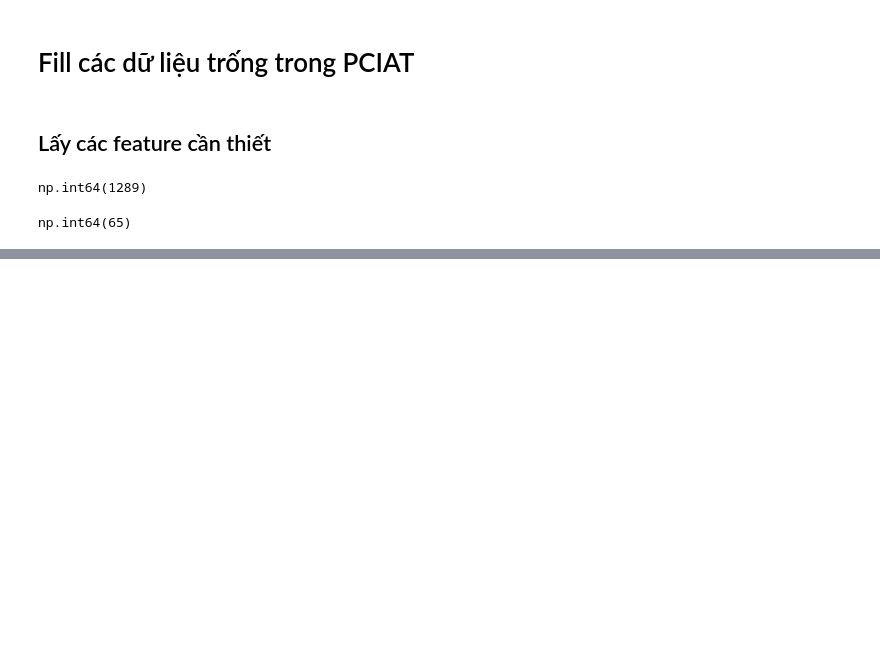
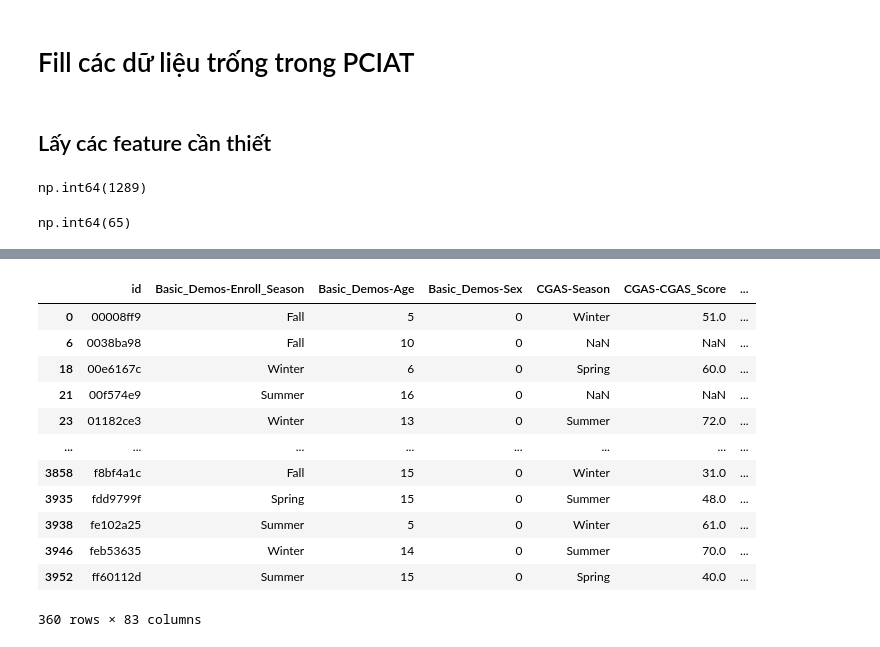
Before and after one commit to minhnhatdeii/top1uet_piu, a Jupyter notebook: MANH/Analysis.ipynb, the cells around one changed output, grey strips where cells are left out. Drawn from its saved outputs; the diff is of its cells as text; code cells hidden in the pictures; blank space fills up the shorter version.

```diff
--- a/MANH/Analysis.ipynb
+++ b/MANH/Analysis.ipynb
@@ -144,0 +157,16 @@ np.int64(65)
+# %%
+train_df[train_df['PreInt_EduHx-computerinternet_hoursday'] == 3]
+# %% [output]
+|  | id | Basic_Demos-Enroll_Season | Basic_Demos-Age | Basic_Demos-Sex | CGAS-Season | CGAS-CGAS_Score | ... |
+| 0 | 00008ff9 | Fall | 5 | 0 | Winter | 51.0 | ... |
+| 6 | 0038ba98 | Fall | 10 | 0 | NaN | NaN | ... |
+| 18 | 00e6167c | Winter | 6 | 0 | Spring | 60.0 | ... |
+| 21 | 00f574e9 | Summer | 16 | 0 | NaN | NaN | ... |
+| 23 | 01182ce3 | Winter | 13 | 0 | Summer | 72.0 | ... |
+| ... | ... | ... | ... | ... | ... | ... | ... |
+| 3858 | f8bf4a1c | Fall | 15 | 0 | Winter | 31.0 | ... |
+| 3935 | fdd9799f | Spring | 15 | 0 | Summer | 48.0 | ... |
+| 3938 | fe102a25 | Summer | 5 | 0 | Winter | 61.0 | ... |
+| 3946 | feb53635 | Winter | 14 | 0 | Summer | 70.0 | ... |
+| 3952 | ff60112d | Summer | 15 | 0 | Spring | 40.0 | ... |
+360 rows × 83 columns
```
Also changed, not shown: parts of 5 cells of this notebook.
